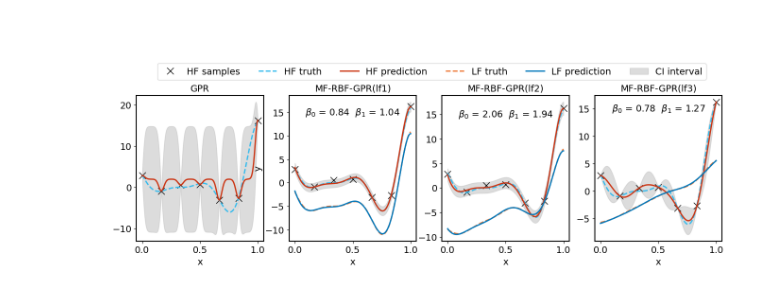
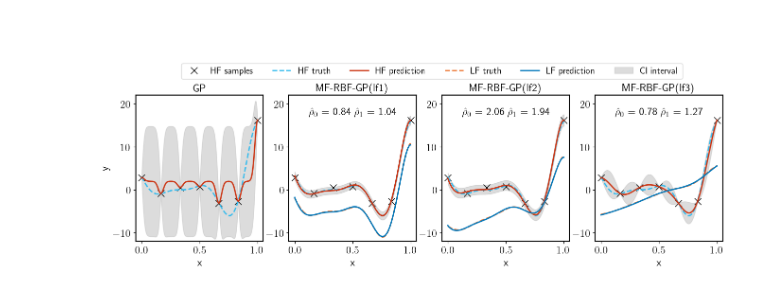
Before and after one commit to bessagroup/mfbml, a Jupyter notebook: studies/gpr_illustrative_examples/mf_rbf_gpr/landscape_of_nll.ipynb, the cells around one changed output. Cells and saved outputs as stored; diff of their text form; code cells hidden in the pictures.

```diff
--- a/studies/gpr_illustrative_examples/mf_rbf_gpr/landscape_of_nll.ipynb
+++ b/studies/gpr_illustrative_examples/mf_rbf_gpr/landscape_of_nll.ipynb
@@ -720,7 +721,8 @@ mfrbfgp1c noise:  6.125384851352239e-05
 #
 # %%
 # plot results in 2x2 grid
-font_size = 14
+font_size = 16
+plt.rcParams["text.usetex"] = True
 fig, ax = plt.subplots(1, 4, figsize=(16, 4))
 ax[0].plot(
     sample_x["hf"],
@@ -741,9 +743,10 @@ ax[0].fill_between(
     color="#BBBBBB",
     label="CI interval",
 )
-ax[0].set_title("GPR", fontsize=font_size)
-ax[0].set_ylabel(" ", fontsize=font_size)
+ax[0].set_title("GP", fontsize=font_size)
+ax[0].set_ylabel("y", fontsize=font_size)
 ax[0].set_xlabel("x", fontsize=font_size)
+ax[0].set_ylim(-12, 22)
 # for lf 1
 ax[1].plot(
     sample_x["hf"],
@@ -768,10 +771,10 @@ ax[1].fill_between(
     color="#BBBBBB",
     label="CI interval",
 )
-ax[1].set_title("MF-RBF-GPR(lf1)", fontsize=font_size)
-ax[1].set_ylabel("y", fontsize=font_size)
+ax[1].set_title("MF-RBF-GP(lf1)", fontsize=font_size)
+ax[1].set_ylabel(" ", fontsize=font_size)
 ax[1].set_xlabel("x", fontsize=font_size)
-
+ax[1].set_ylim(-12, 22)
 # for co-kriging
 ax[2].plot(
     sample_x["hf"],
@@ -796,10 +799,10 @@ ax[2].fill_between(
     color="#BBBBBB",
     label="CI interval",
 )
-ax[2].set_title("MF-RBF-GPR(lf2)", fontsize=font_size)
+ax[2].set_title("MF-RBF-GP(lf2)", fontsize=font_size)
 ax[2].set_ylabel(" ", fontsize=font_size)
 ax[2].set_xlabel("x", fontsize=font_size)
-
+ax[2].set_ylim(-12, 22)
 # for scaled kriging
 ax[3].plot(
     sample_x["hf"],
@@ -829,11 +832,12 @@ ax[3].fill_between(
     color="#BBBBBB",
     label="CI interval",
 )
+ax[3].set_ylim(-12, 22)
 # write text on the plot of beta0= 0.5  and beta0= 0.5 on the middle top of the plot
 ax[1].text(
     0.5,
-    15.0,
-    r"$\beta_0$ = {:.2f}  $\beta_1$ = {:.2f}".format(
+    18.0,
+    r"$\hat \rho_0$ = {:.2f}  $\hat \rho_1$ = {:.2f}".format(
         mfrbfgp1a.beta[0, 0], mfrbfgp1a.beta[1, 0]
     ),
     fontsize=font_size,
@@ -843,8 +847,8 @@ ax[1].text(
 )
 ax[2].text(
     0.5,
-    15.0,
-    r"$\beta_0$ = {:.2f}  $\beta_1$ = {:.2f}".format(
+    18.0,
+    r"$\hat \rho_0$ = {:.2f}  $\hat \rho_1$ = {:.2f}".format(
         mfrbfgp1b.beta[0, 0], mfrbfgp1b.beta[1, 0]
     ),
     fontsize=font_size,
@@ -852,37 +856,37 @@ ax[2].text(
     va="center",
     backgroundcolor="white",
 )
 # two numbers on the middle top of the plot for mf-rbf-kriging on two lines
 ax[3].text(
     0.5,
-    15.0,
-    r"$\beta_0$ = {:.2f}  $\beta_1$ = {:.2f}".format(
+    18.0,
+    r"$\hat \rho_0$ = {:.2f}  $\hat \rho_1$ = {:.2f}".format(
         mfrbfgp1c.beta[0, 0], mfrbfgp1c.beta[1, 0]
     ),
     fontsize=font_size,
     ha="center",
     va="center",
     backgroundcolor="white",
 )
 
-ax[3].set_title("MF-RBF-GPR(lf3)", fontsize=font_size)
+ax[3].set_title("MF-RBF-GP(lf3)", fontsize=font_size)
 ax[3].set_ylabel(" ", fontsize=font_size)
 ax[3].set_xlabel("x", fontsize=font_size)
 
 
 plt.legend(loc="upper center", bbox_to_anchor=(-1.28, 1.25), ncol=6, fontsize=14)
 # set the font size of axis
 for i in range(4):
     ax[i].tick_params(axis="both", which="major", labelsize=font_size)
     # set the line width of the axis
     for axis in ["top", "bottom", "left", "right"]:
         ax[i].spines[axis].set_linewidth(1.5)
 plt.savefig("prediction_comparison.pdf", bbox_inches="tight", dpi=300)
 plt.savefig("prediction_comparison.png", bbox_inches="tight", dpi=300)
 plt.savefig("prediction_comparison.svg", bbox_inches="tight", dpi=300)
 plt.show()
 # %% [output]
-[figure, old version]
+[figure, new version]
 # %%
 # calculate the rmse, mae, r2 score and nll for all three functions
 # gpr
```
Also changed, not shown: parts of 14 cells of this notebook, 56 other files.
